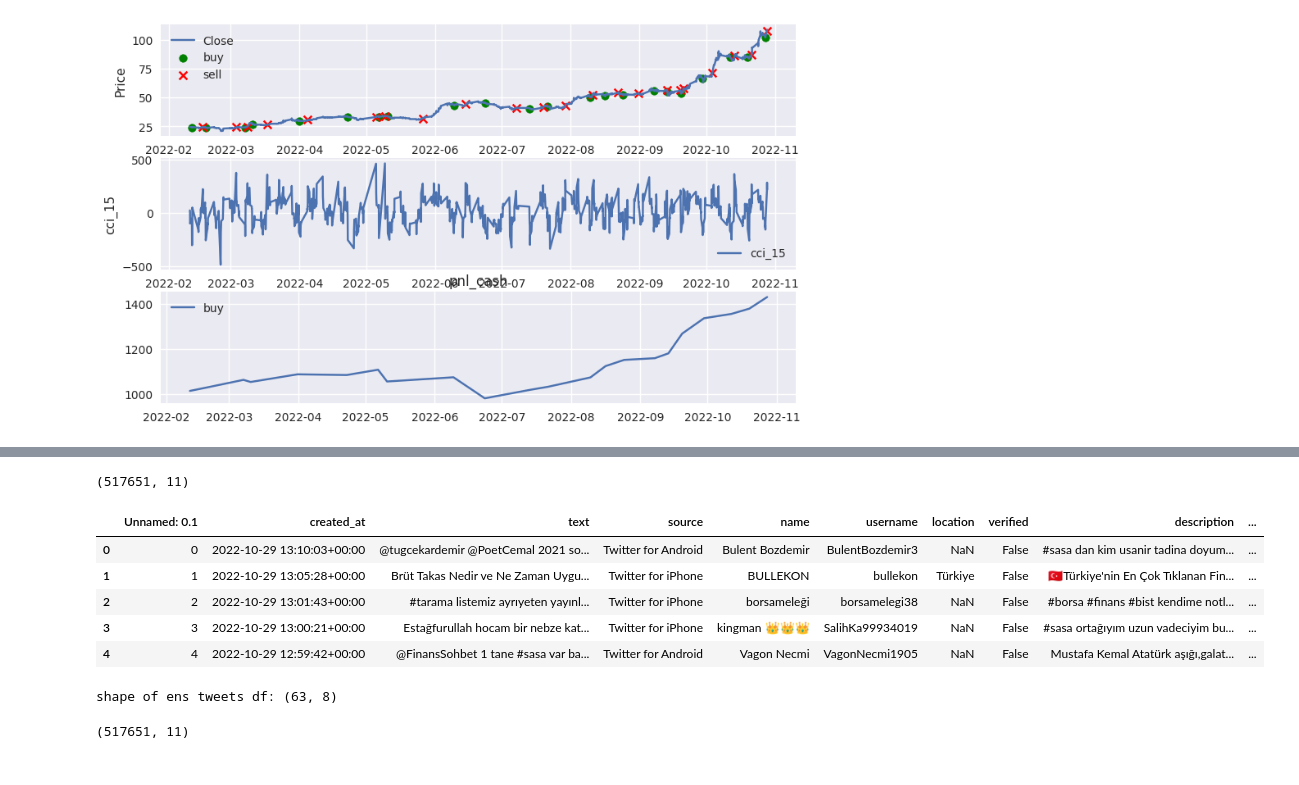
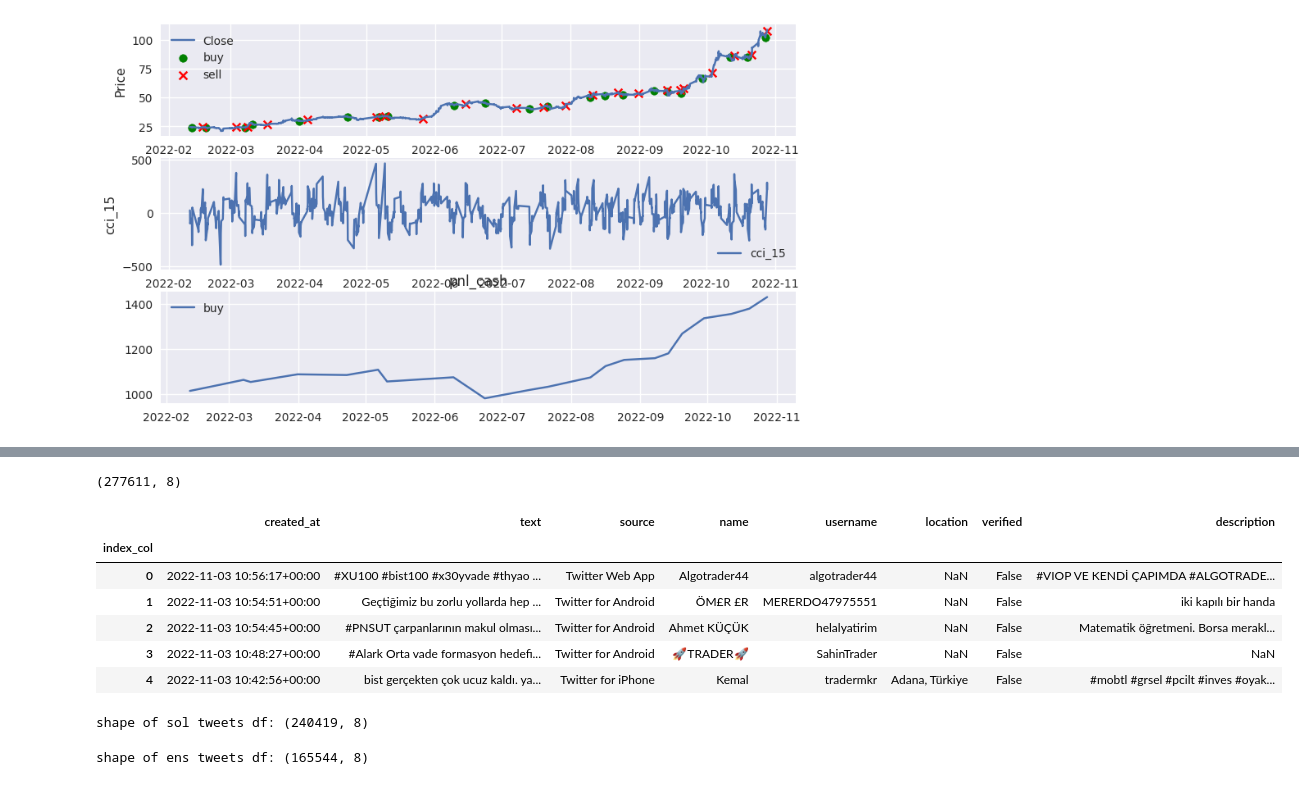
Before and after one commit to kozanakyel/KZ-Engine-Backend, a Jupyter notebook: KZ_project_setup/notebooks/detection_indicators_strategies.ipynb, the cells around one changed output, grey strips where cells are left out. Cells and saved outputs as stored; diff of their text form; code cells hidden in the pictures.

```diff
--- a/KZ_project_setup/notebooks/detection_indicators_strategies.ipynb
+++ b/KZ_project_setup/notebooks/detection_indicators_strategies.ipynb
@@ -78,43 +79,33 @@ query_list = ['btc','eth','xrp','bnb', 'luna', 'matic', 'sol', 'ens', 'rune', 'd
 query_list_bist = ['sumas', 'orma', 'xu100', 'bist', 'sasa']
 # %%
-query = 'sasa'
+query = 'xu100'
 path_df = f'../data/tweets_data/{query}/'
 file_df = f'{query}_tweets.csv'
-df_tweet = client.get_tweets_df('sasa', path_df, file_df)
+client.throw_unnamed_cols(query, prefix='..')
+df_tweet = client.get_tweets_df(query, path_df, file_df)
 print(df_tweet.shape)
 df_tweet.head()
 # %% [output]
-(517651, 11)
+(277611, 8)
-|  | Unnamed: 0.1 | created_at | text | source | name | username | location | verified | description | ... |
-| 0 | 0 | 2022-10-29 13:10:03+00:00 | @tugcekardemir @PoetCemal 2021 so... | Twitter for Android | Bulent Bozdemir | BulentBozdemir3 | NaN | False | #sasa dan kim usanir tadina doyum... | ... |
-| 1 | 1 | 2022-10-29 13:05:28+00:00 | Brüt Takas Nedir ve Ne Zaman Uygu... | Twitter for iPhone | BULLEKON | bullekon | Türkiye | False | 🇹🇷Türkiye'nin En Çok Tıklanan Fin... | ... |
-| 2 | 2 | 2022-10-29 13:01:43+00:00 | #tarama listemiz ayrıyeten yayınl... | Twitter for iPhone | borsameleği | borsamelegi38 | NaN | False | #borsa #finans #bist kendime notl... | ... |
-| 3 | 3 | 2022-10-29 13:00:21+00:00 | Estağfurullah hocam bir nebze kat... | Twitter for iPhone | kingman 👑👑👑 | SalihKa99934019 | NaN | False | #sasa ortağıyım uzun vadeciyim bu... | ... |
-| 4 | 4 | 2022-10-29 12:59:42+00:00 | @FinansSohbet 1 tane #sasa var ba... | Twitter for Android | Vagon Necmi | VagonNecmi1905 | NaN | False | Mustafa Kemal Atatürk aşığı,galat... | ... |
+|  | created_at | text | source | name | username | location | verified | description |
+| index_col |  |  |  |  |  |  |  |  |
+| 0 | 2022-11-03 10:56:17+00:00 | #XU100 #bist100 #x30yvade #thyao ... | Twitter Web App | Algotrader44 | algotrader44 | NaN | False | #VIOP VE KENDİ ÇAPIMDA #ALGOTRADE... |
+| 1 | 2022-11-03 10:54:51+00:00 | Geçtiğimiz bu zorlu yollarda hep ... | Twitter for Android | ÖM£R £R | MERERDO47975551 | NaN | False | iki kapılı bir handa |
+| 2 | 2022-11-03 10:54:45+00:00 | #PNSUT çarpanlarının makul olması... | Twitter for Android | Ahmet KÜÇÜK | helalyatirim | NaN | False | Matematik öğretmeni. Borsa merakl... |
+| 3 | 2022-11-03 10:48:27+00:00 | #Alark Orta vade formasyon hedefi... | Twitter for Android | 🚀TRADER🚀 | SahinTrader | NaN | False | NaN |
+| 4 | 2022-11-03 10:42:56+00:00 | bist gerçekten çok ucuz kaldı. ya... | Twitter for iPhone | Kemal | tradermkr | Adana, Türkiye | False | #mobtl #grsel #pcilt #inves #oyak... |
 # %%
 
 query_list = ['btc','eth','xrp','bnb', 'luna', 'matic', 'sol', 'ens']
 query_list_bist = ['sumas', 'orma', 'xu100', 'bist', 'sasa']
-import datetime
-from datetime import datetime as dt
-from datetime import timedelta as td
 
-now = datetime.datetime.now(datetime.timezone.utc)
-
-# finish_time = now - td(hours=24*6)
-for i in ['ens']:
-    df_tweets = client.get_tweets_with_interval(i, 'tr', hour=24*2)
+for i in ['sol', 'ens']:
+    df_tweets = client.get_tweets_with_interval(i, 'en', hour=24*4)
     print(f'shape of {i} tweets df: {df_tweets.shape}')
     path_df = f'../data/tweets_data/{i}/'
     file_df = f'{i}_tweets.csv'
     client.write_tweets_csv(df_tweets, path_df, file_df)
+    client.throw_unnamed_cols(i, prefix='..')
 # %% [output]
-shape of ens tweets df: (63, 8)
+shape of sol tweets df: (240419, 8)
+shape of ens tweets df: (165544, 8)
-# %%
-query = 'sasa'
-path_df = f'../data/tweets_data/{query}/'
-file_df = f'{query}_tweets.csv'
-df_tweet = client.get_tweets_df('sasa', path_df, file_df)
-print(df_tweet.shape)
-# %% [output]
-(517651, 11)
```
Also changed, not shown: parts of 2 cells of this notebook, 2 other files.
